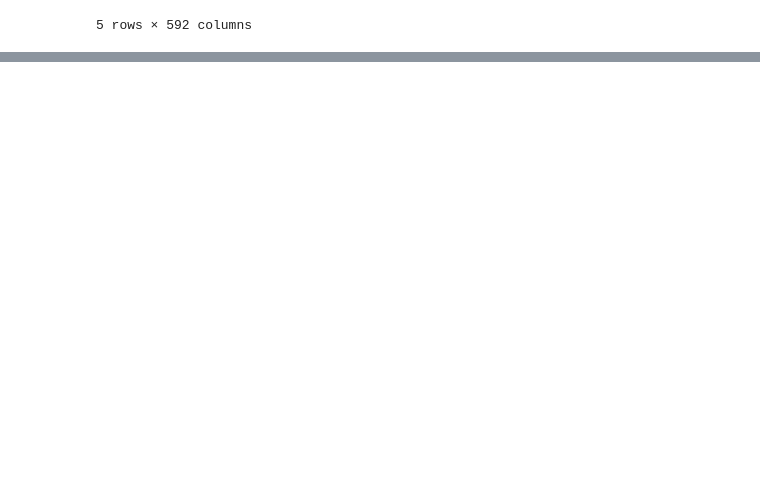
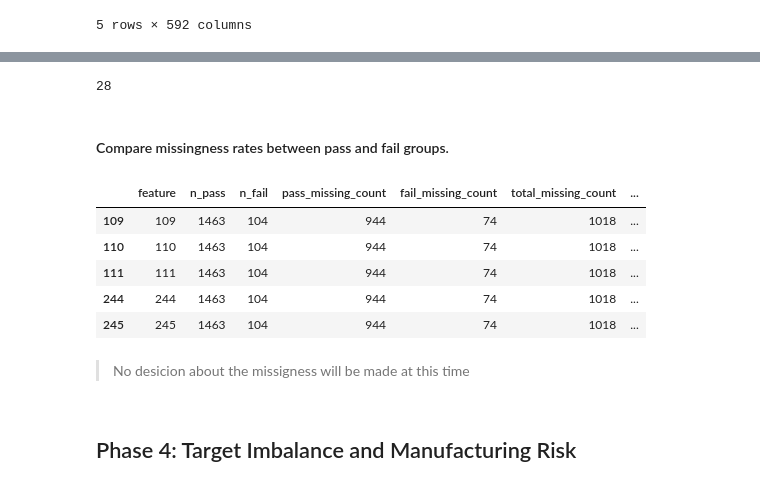
Before and after one commit to DRPproton/semiconductor-projects-tda, a Jupyter notebook: Project-1_SECOM/notebooks/notebook.ipynb, the cells around one changed output, grey strips where cells are left out. Drawn from its saved outputs; the diff is of its cells as text; code cells hidden in the pictures; blank space fills up the shorter version.

Commit message:
Finish phase 3 in the notebook. notebooj updated

```diff
--- a/Project-1_SECOM/notebooks/notebook.ipynb
+++ b/Project-1_SECOM/notebooks/notebook.ipynb
@@ -3,6 +3,9 @@ import pandas as pd
 import numpy as np
 import seaborn as sns
 import matplotlib.pyplot as plt
+# %%
+pd.set_option('display.max_columns', None)
+pd.set_option('display.max_rows', None)
 # %% [markdown]
 ## Importing the data and merging it
 # %%
@@ -272,0 +282,6 @@ df.head()
+# %%
+len(col_50_pre_null_val)
+# %% [output]
+28
+# %% [markdown]
+#### Compare missingness rates between pass and fail groups.
@@ -272,0 +520,15 @@ df.head()
+# %%
+missingness_target_report = missingness_by_target_report(df.drop(columns='Label'), df.Label)
+# %%
+missingness_target_report.head()
+# %% [output]
+|  | feature | n_pass | n_fail | pass_missing_count | fail_missing_count | total_missing_count | ... |
+| 109 | 109 | 1463 | 104 | 944 | 74 | 1018 | ... |
+| 110 | 110 | 1463 | 104 | 944 | 74 | 1018 | ... |
+| 111 | 111 | 1463 | 104 | 944 | 74 | 1018 | ... |
+| 244 | 244 | 1463 | 104 | 944 | 74 | 1018 | ... |
+| 245 | 245 | 1463 | 104 | 944 | 74 | 1018 | ... |
+# %% [markdown]
+> No desicion about the missigness will be made at this time
+# %% [markdown]
+## Phase 4: Target Imbalance and Manufacturing Risk
```
Also changed, not shown: parts of 5 cells of this notebook.
